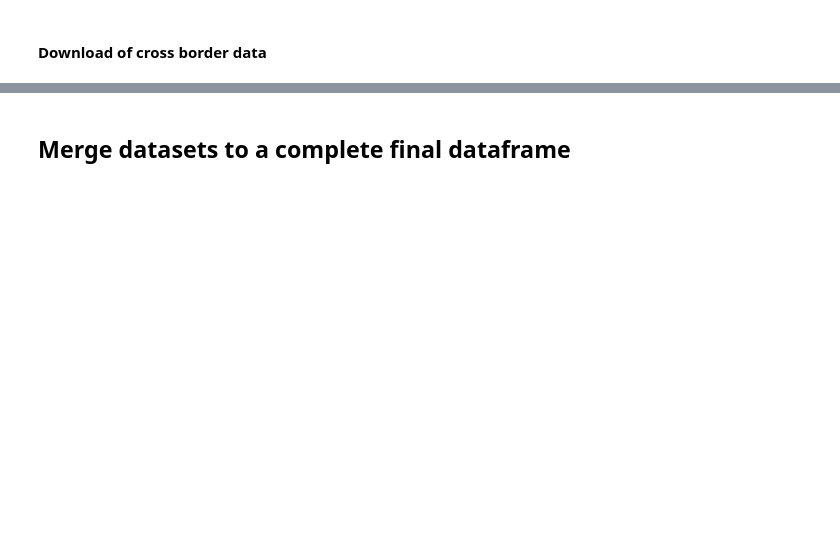
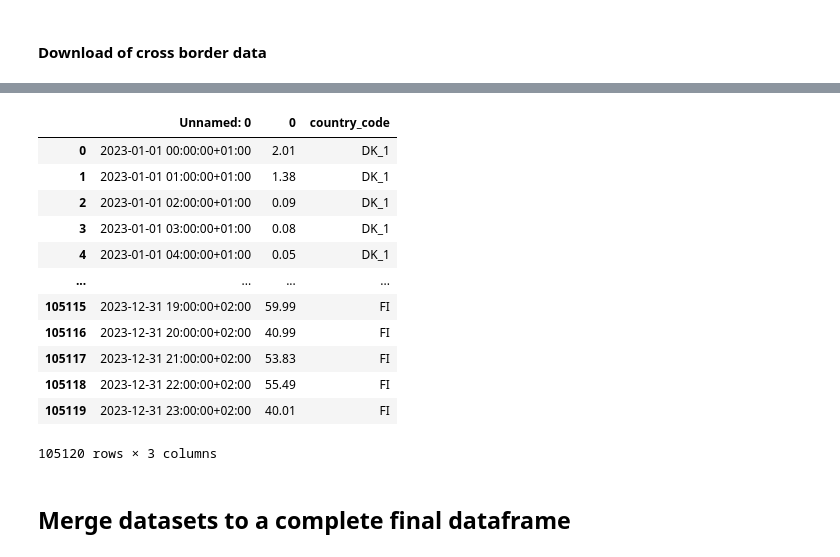
Before and after one commit to SorenBlattBendtsen/model_based, a Jupyter notebook: energy_data_nordics.ipynb, the cells around one changed output, grey strips where cells are left out. Cells and saved outputs as stored; diff of their text form; code cells hidden in the pictures; blank space fills up the shorter version.

```diff
--- a/energy_data_nordics.ipynb
+++ b/energy_data_nordics.ipynb
@@ -354,3 +339,19 @@ da = pd.read_csv('data/day_ahead_prices.csv')
+# %%
+da
+# %% [output]
+|  | Unnamed: 0 | 0 | country_code |
+| 0 | 2023-01-01 00:00:00+01:00 | 2.01 | DK_1 |
+| 1 | 2023-01-01 01:00:00+01:00 | 1.38 | DK_1 |
+| 2 | 2023-01-01 02:00:00+01:00 | 0.09 | DK_1 |
+| 3 | 2023-01-01 03:00:00+01:00 | 0.08 | DK_1 |
+| 4 | 2023-01-01 04:00:00+01:00 | 0.05 | DK_1 |
+| ... | ... | ... | ... |
+| 105115 | 2023-12-31 19:00:00+02:00 | 59.99 | FI |
+| 105116 | 2023-12-31 20:00:00+02:00 | 40.99 | FI |
+| 105117 | 2023-12-31 21:00:00+02:00 | 53.83 | FI |
+| 105118 | 2023-12-31 22:00:00+02:00 | 55.49 | FI |
+| 105119 | 2023-12-31 23:00:00+02:00 | 40.01 | FI |
+105120 rows × 3 columns
 # %% [markdown]
 ## Merge datasets to a complete final dataframe
 # %%
```
Also changed, not shown: parts of 8 cells of this notebook, 28 other files.
